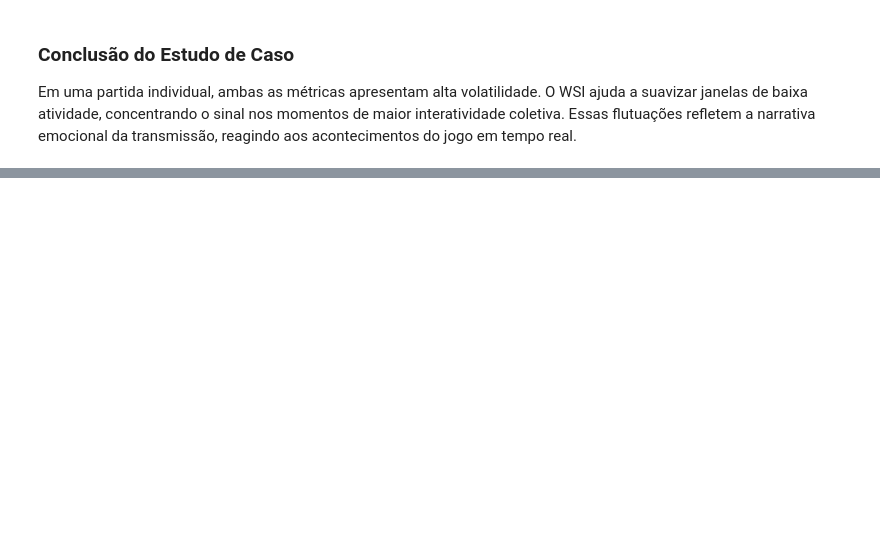
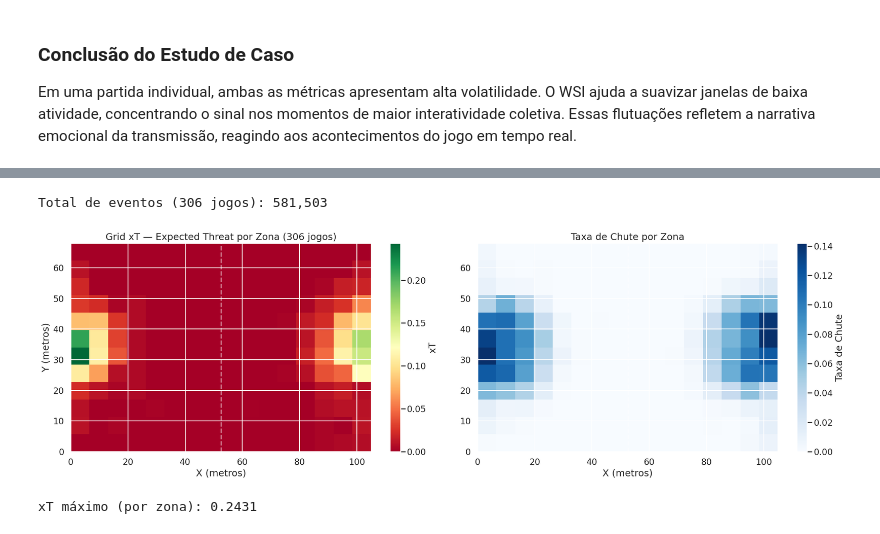
Before and after one commit to IgorJoaquimn/cdaf, a Jupyter notebook: notebooks/TP2_Youtube_EDA.ipynb, the cells around one changed output, grey strips where cells are left out. Saved outputs shown, nothing was run; the diff lists cells and outputs as text; code cells hidden in the pictures; blank space fills up the shorter version.

```diff
--- a/notebooks/TP2_Youtube_EDA.ipynb
+++ b/notebooks/TP2_Youtube_EDA.ipynb
@@ -237,0 +399,58 @@ A análise exploratória demonstra que o YouTube Live Chat funciona como um sens
+# %%
+# Grid xT já carregado de data/processed/xt_grid.npy
+# Recalcula shoot_rate e goal_rate apenas para visualização
+all_event_rows = []
+for json_file in glob.glob(os.path.join(EVENTS_DIR, "*.json")):
+    with open(json_file) as f:
+        data = json.load(f)
+    for e in data:
+        ge = e.get("GAME_EVENTS", {})
+        pe = e.get("POSSESSION_EVENTS", {})
+        ball_list = e.get("BALL") or []
+        ball = ball_list[0] if ball_list else {}
+        period = ge.get("PERIOD")
+        home_team = ge.get("HOME_TEAM")
+        pe_type = pe.get("POSSESSION_EVENT_TYPE")
+        x, y = ball.get("X"), ball.get("Y")
+        if pe_type and period and x is not None and home_team is not None:
+            x_raw = x + 53.5; y_raw = y + 34
+            if (home_team is True and period == 1) or (home_team is False and period == 2):
+                x_atk, y_atk = x_raw, y_raw
+            else:
+                x_atk, y_atk = 105 - x_raw, 68 - y_raw
+            all_event_rows.append({"pe_type": pe_type, "shot_outcome": pe.get("SHOT_OUTCOME_TYPE"),
+                                    "x_atk": x_atk, "y_atk": y_atk})
+
+df_all = pd.DataFrame(all_event_rows)
+print(f"Total de eventos (306 jogos): {len(df_all):,}")
+
+df_valid_all = df_all.dropna(subset=["x_atk", "y_atk"])
+total_count = np.zeros((X_BINS, Y_BINS))
+shot_count = np.zeros((X_BINS, Y_BINS))
+xi_all, yi_all = bin_coords(df_valid_all["x_atk"].values, df_valid_all["y_atk"].values)
+for xi, yi in zip(xi_all, yi_all): total_count[xi, yi] += 1
+df_sh = df_valid_all[df_valid_all["pe_type"] == "SH"]
+xi_s, yi_s = bin_coords(df_sh["x_atk"].values, df_sh["y_atk"].values)
+for xi, yi in zip(xi_s, yi_s): shot_count[xi, yi] += 1
+with np.errstate(divide="ignore", invalid="ignore"):
+    shoot_rate = np.where(total_count > 0, shot_count / total_count, 0)
+
+fig, axes = plt.subplots(1, 2, figsize=(22, 7))
+im = axes[0].imshow(xt_grid.T, origin="lower", aspect="auto",
+                     extent=[0, 105, 0, 68], cmap="RdYlGn", vmin=0)
+plt.colorbar(im, ax=axes[0], label="xT")
+axes[0].set_title("Grid xT — Expected Threat por Zona (306 jogos)")
+axes[0].set_xlabel("X (metros)"); axes[0].set_ylabel("Y (metros)")
+axes[0].axvline(52.5, color="white", linestyle="--", alpha=0.5)
+im2 = axes[1].imshow(shoot_rate.T, origin="lower", aspect="auto",
+                      extent=[0, 105, 0, 68], cmap="Blues", vmin=0)
+plt.colorbar(im2, ax=axes[1], label="Taxa de Chute")
+axes[1].set_title("Taxa de Chute por Zona")
+axes[1].set_xlabel("X (metros)")
+axes[1].axvline(52.5, color="white", linestyle="--", alpha=0.5)
+plt.tight_layout(); plt.show()
+print(f"xT máximo (por zona): {xt_grid.max():.4f}")
+# %% [output]
+Total de eventos (306 jogos): 581,503
+[figure, added]
+xT máximo (por zona): 0.2431
```
Also changed, not shown: parts of 25 cells of this notebook, 7 other files.
